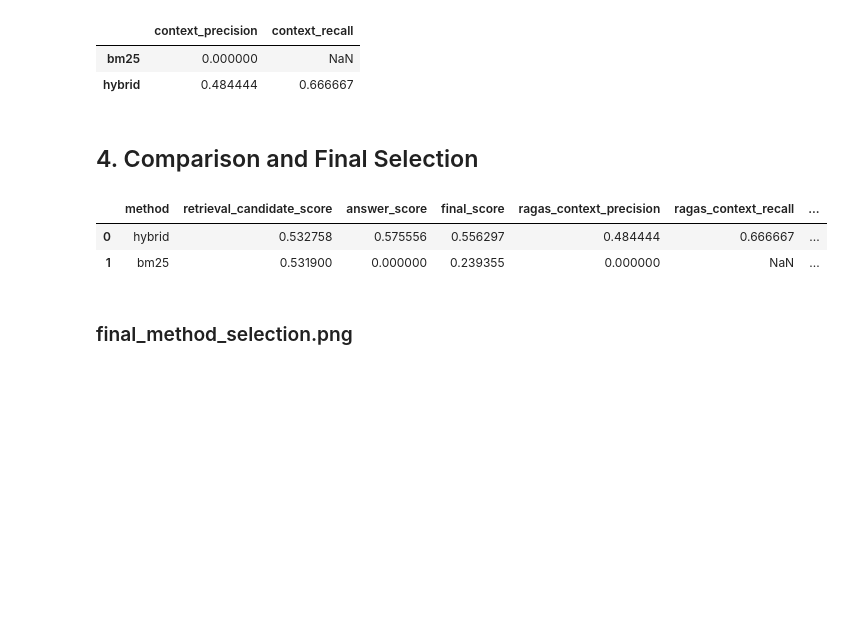
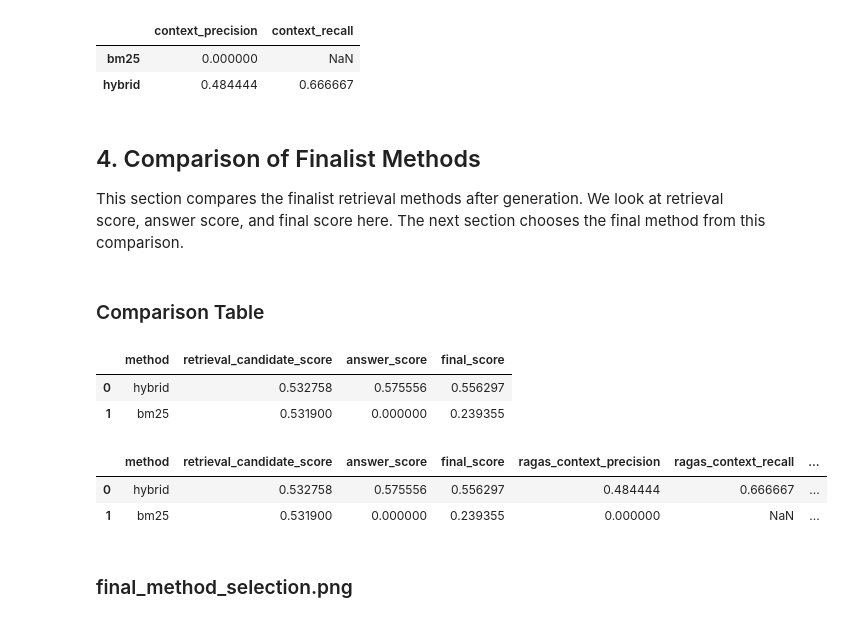
Before and after one commit to king14052004-crypto/vietnamese-legal-rag, a Jupyter notebook: notebooks/03_ragas_evaluation.ipynb, the cells around one changed output. Drawn from its saved outputs; the diff is of its cells as text; code cells hidden in the pictures; blank space fills up the shorter version.

Commit message:
Make notebook 03 comparison explicit

```diff
--- a/notebooks/03_ragas_evaluation.ipynb
+++ b/notebooks/03_ragas_evaluation.ipynb
@@ -393,7 +393,9 @@ pd.DataFrame(aggregate_by_method).T
 | bm25 | 0.000000 | NaN |
 | hybrid | 0.484444 | 0.666667 |
 # %% [markdown]
-## 4. Comparison and Final Selection
+## 4. Comparison of Finalist Methods
+
+This section compares the finalist retrieval methods after generation. We look at retrieval score, answer score, and final score here. The next section chooses the final method from this comparison.
 # %%
 def answer_score(metrics: dict) -> float | None:
     usable = [value for key, value in metrics.items() if key in ["context_precision", "context_recall", "faithfulness", "answer_relevancy"] and value is not None]
@@ -420,36 +422,43 @@ for method in finalist_methods:
         "method": method,
         "retrieval_candidate_score": retrieval_score,
         "answer_score": method_answer_score,
         "final_score": final_score,
         **{f"ragas_{metric}": metrics.get(metric) for metric in desired_metrics},
     })
 
 final_df = pd.DataFrame(final_rows).sort_values("final_score", ascending=False)
+comparison_df = final_df[["method", "retrieval_candidate_score", "answer_score", "final_score"]].copy()
+display(Markdown("### Comparison Table"))
+display(comparison_df)
 selected_method = final_df.iloc[0]["method"]
 
 ragas_report = {
     "backend": "ragas_evaluate",
     "evaluation_version": EVALUATION_VERSION,
     "model": DEFAULT_MODEL,
     "cached": metrics_cached,
     "answers_cached": len(missing_prompts) == 0,
     "metrics_cached": metrics_cached,
     "answer_count": len(answer_rows),
     "answer_signature": SIGNATURE,
     "retrieval_methods_evaluated": finalist_methods,
     "selected_method": selected_method,
     "selection_formula": "final_score = 0.45 * retrieval_candidate_score + 0.55 * answer_score",
     "aggregate_by_method": aggregate_by_method,
     "selection_table": final_df.to_dict("records"),
     "unavailable_metrics": unavailable_metrics,
     "details": details,
 }
 RAGAS_EVAL_JSON.write_text(json.dumps(sanitize(ragas_report), ensure_ascii=False, indent=2), encoding="utf-8")
 final_df
 # %% [output]
+### Comparison Table
-|  | method | retrieval_candidate_score | answer_score | final_score | ragas_context_precision | ragas_context_recall | ... |
-| 0 | hybrid | 0.532758 | 0.575556 | 0.556297 | 0.484444 | 0.666667 | ... |
-| 1 | bm25 | 0.531900 | 0.000000 | 0.239355 | 0.000000 | NaN | ... |
+|  | method | retrieval_candidate_score | answer_score | final_score |
+| 0 | hybrid | 0.532758 | 0.575556 | 0.556297 |
+| 1 | bm25 | 0.531900 | 0.000000 | 0.239355 |
+|  | method | retrieval_candidate_score | answer_score | final_score | ragas_context_precision | ragas_context_recall | ... |
+| 0 | hybrid | 0.532758 | 0.575556 | 0.556297 | 0.484444 | 0.666667 | ... |
+| 1 | bm25 | 0.531900 | 0.000000 | 0.239355 | 0.000000 | NaN | ... |
 # %%
 plot_df = final_df.sort_values("final_score", ascending=False)
 plt.figure(figsize=(9, 4.5))
```
